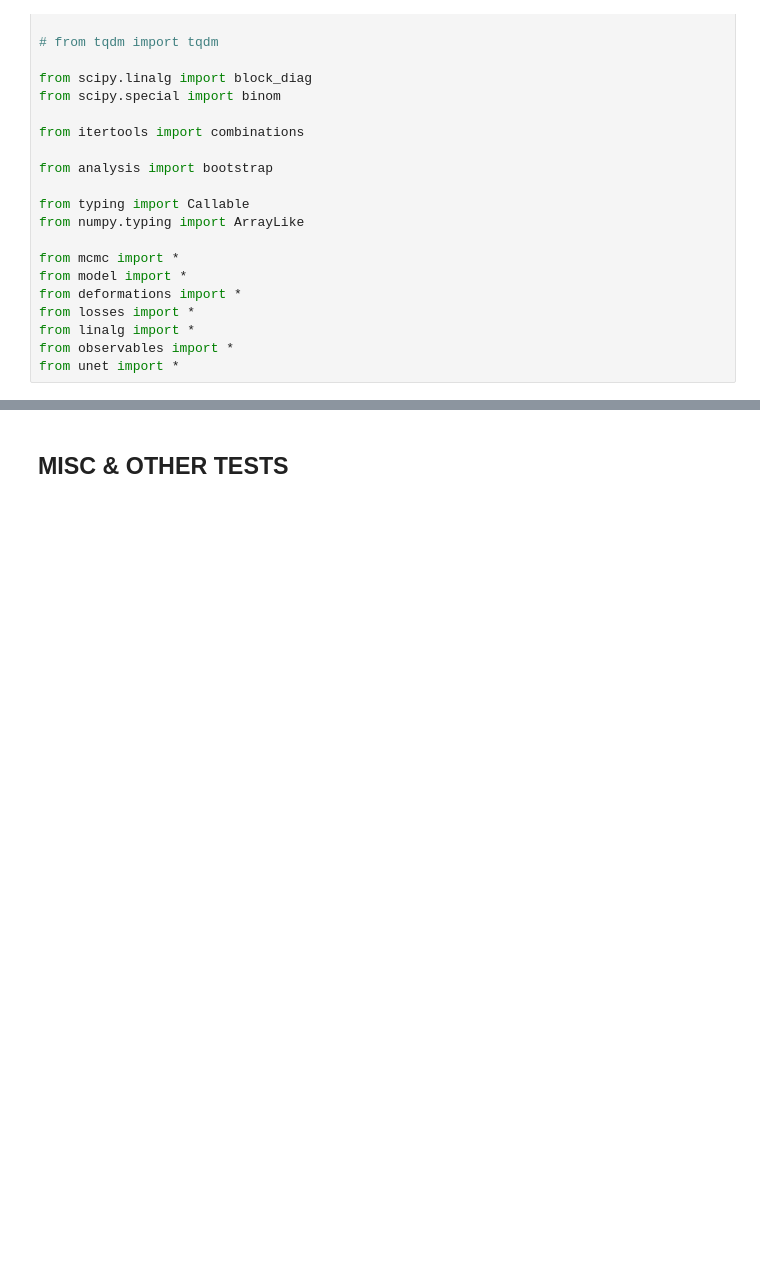
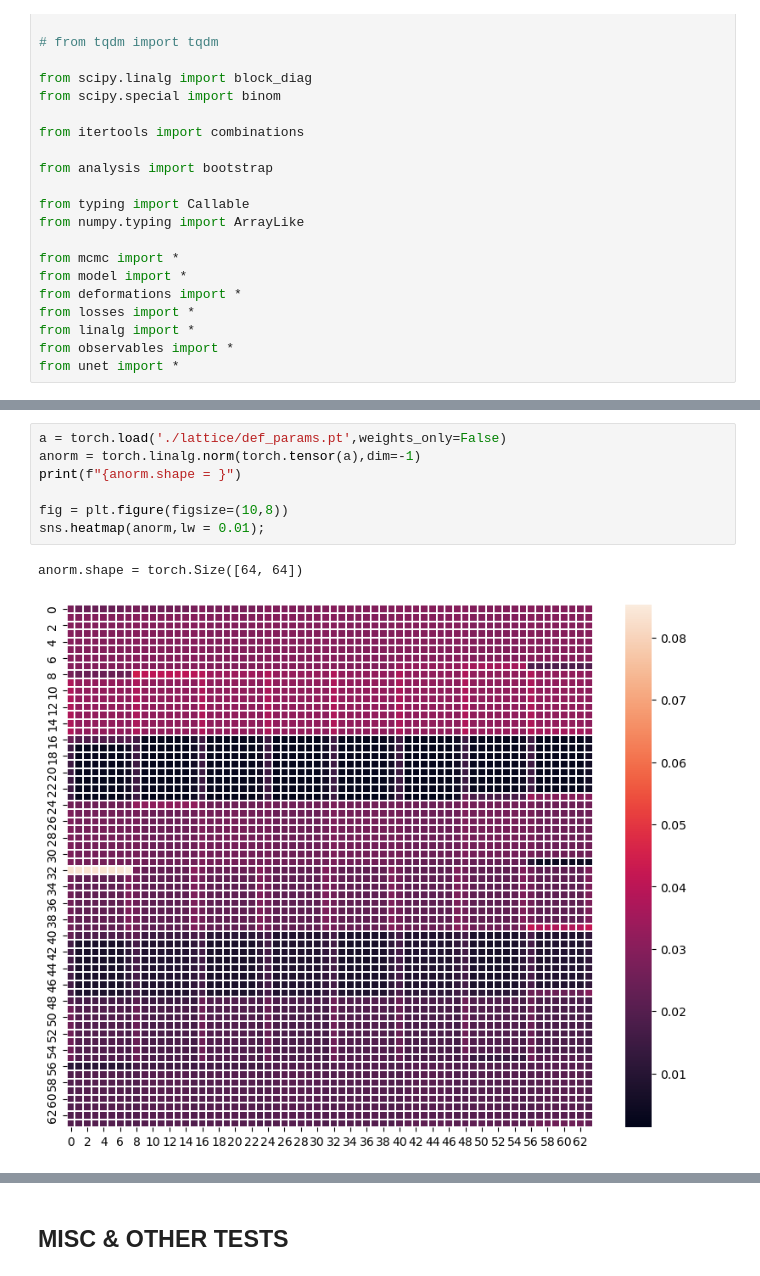
Before and after one commit to dHuberYoumans/CPNStN, a Jupyter notebook: scrapbook.ipynb, the cells around one changed output, grey strips where cells are left out. Drawn from its saved outputs; the diff is of its cells as text; blank space fills up the shorter version.

```diff
--- a/scrapbook.ipynb
+++ b/scrapbook.ipynb
@@ -2101,0 +2088,10 @@ tensor([[[-0.0201, -0.0239, -0.0243,  ..., -0.0239, -0.0239, -0.0272],
+# %%
+a = torch.load('./lattice/def_params.pt',weights_only=False)
+anorm = torch.linalg.norm(torch.tensor(a),dim=-1)
+print(f"{anorm.shape = }")
+
+fig = plt.figure(figsize=(10,8))
+sns.heatmap(anorm,lw = 0.01);
+# %% [output]
+anorm.shape = torch.Size([64, 64])
+[figure, added]
```
Also changed, not shown: parts of 6 cells of this notebook, 2 other files.
